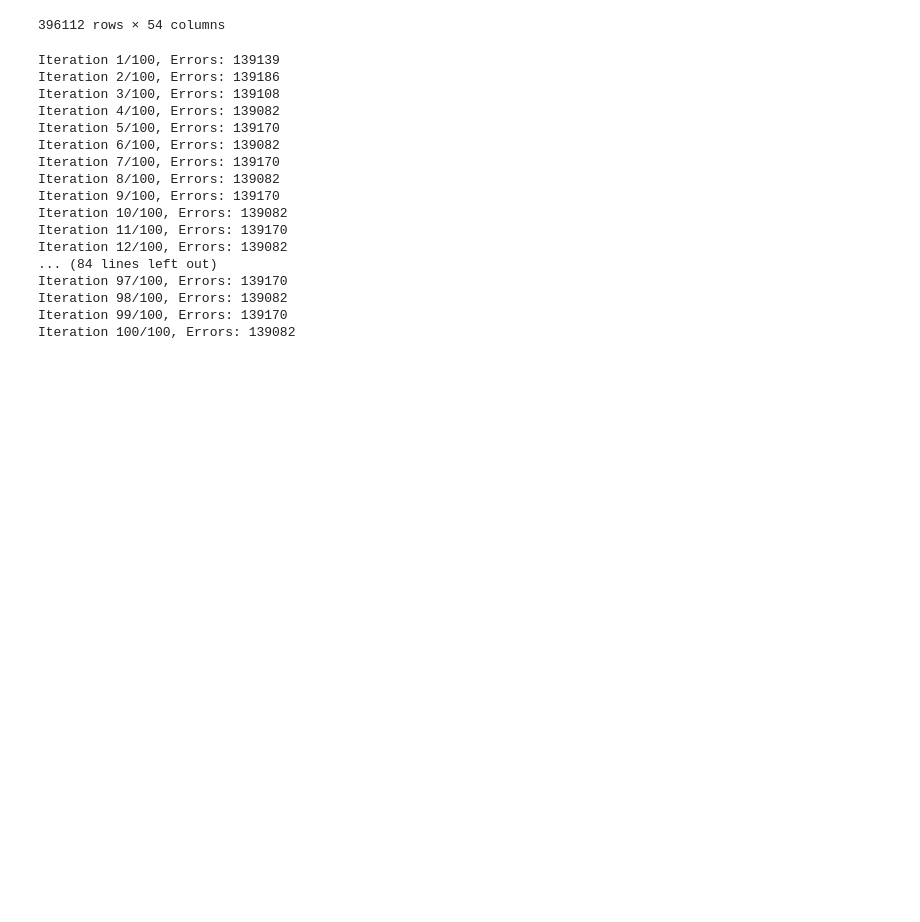
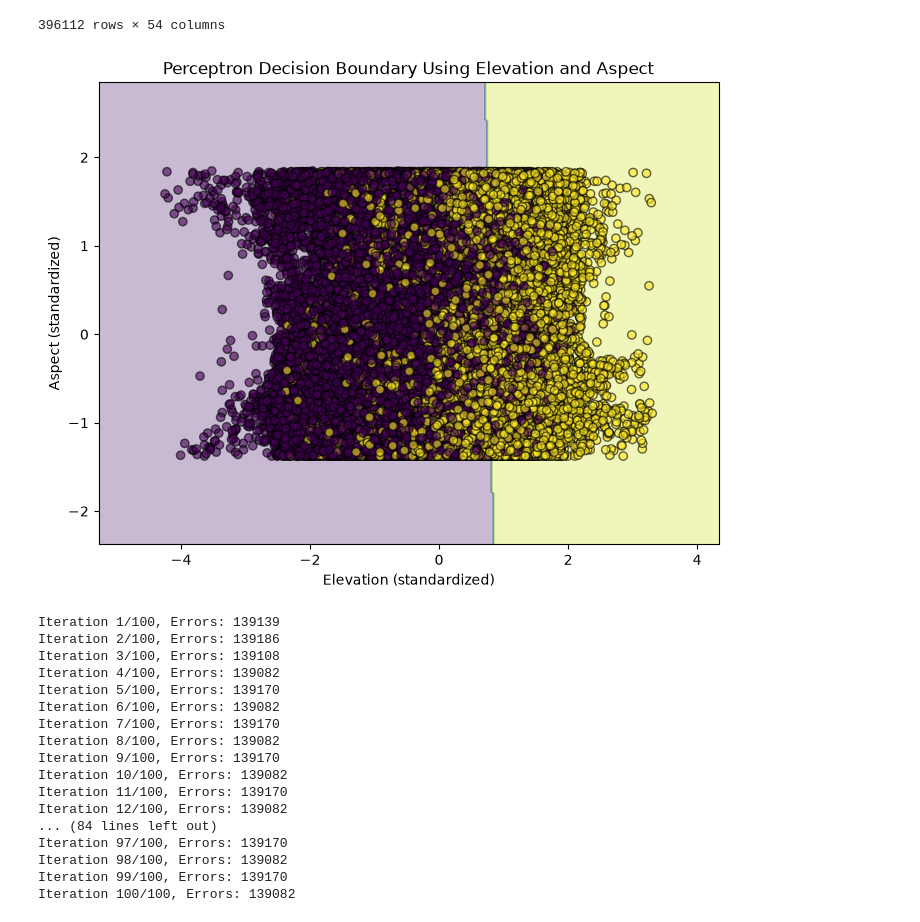
Before and after one commit to godzillagiggles/DeepLearning-Assignments, a Jupyter notebook: homework1.ipynb, the cells around one changed output. Saved outputs shown, nothing was run; the diff lists cells and outputs as text; code cells hidden in the pictures; blank space fills up the shorter version.

```diff
--- a/homework1.ipynb
+++ b/homework1.ipynb
@@ -88,7 +88,7 @@ class PerceptronModel:
         self.weights = None
         self.bias = None
         self.activation_function = self._step_function
-
+        self.max_iter = 1000
 
     def fit(self, X, y):
 
@@ -126,7 +126,10 @@ class PerceptronModel:
                     errors += 1
 
             print(f"Iteration {_+1}/{self.n_iter}, Errors: {errors}")
-            if errors == 0:
+            # if errors == 0:
+            #     break
+
+            if _ >= self.max_iter:
                 break
 
     def predict(self,X):
@@ -207,5 +210,73 @@ X_train
 | 158576 | 2939 | 88 | 12 | 30 | 3 | 3625 | ... |
 | 133396 | 3090 | 46 | 24 | 242 | 45 | 4668 | ... |
 396112 rows × 54 columns
+# %%
+# Features to visualize
+perc_feature_1 = 'Elevation'
+perc_feature_2 = 'Aspect'
+
+# Get column indices
+perc_feature_1_idx = X.columns.get_loc(perc_feature_1)
+perc_feature_2_idx = X.columns.get_loc(perc_feature_2)
+
+# Get ranges from standardized training data
+perc_x1_min = X_train_scaled[:, perc_feature_1_idx].min() - 1
+perc_x1_max = X_train_scaled[:, perc_feature_1_idx].max() + 1
+
+perc_x2_min = X_train_scaled[:, perc_feature_2_idx].min() - 1
+perc_x2_max = X_train_scaled[:, perc_feature_2_idx].max() + 1
+
+# Create 2D grid
+perc_x1_values = np.linspace(perc_x1_min, perc_x1_max, 300)
+perc_x2_values = np.linspace(perc_x2_min, perc_x2_max, 300)
+
+perc_x1_grid, perc_x2_grid = np.meshgrid(
+    perc_x1_values,
+    perc_x2_values
+)
+
+# Create a 54-feature grid
+perc_grid = np.zeros(
+    (perc_x1_grid.size, X_train_scaled.shape[1])
+)
+
+# Vary only Elevation and Aspect
+perc_grid[:, perc_feature_1_idx] = perc_x1_grid.ravel()
+perc_grid[:, perc_feature_2_idx] = perc_x2_grid.ravel()
+
+# Use the already-trained 54-feature Perceptron
+perc_grid_predictions = perceptron.predict(perc_grid)
+
+# Reshape predictions back to 2D
+perc_grid_predictions = perc_grid_predictions.reshape(
+    perc_x1_grid.shape
+)
+
+# Plot
+plt.figure(figsize=(8, 6))
+
+plt.contourf(
+    perc_x1_grid,
+    perc_x2_grid,
+    perc_grid_predictions,
+    alpha=0.3
+)
+
+# Plot actual test observations
+plt.scatter(
+    X_test_scaled[:, perc_feature_1_idx],
+    X_test_scaled[:, perc_feature_2_idx],
+    c=y_test,
+    edgecolor='k',
+    alpha=0.6
+)
+
+plt.xlabel('Elevation (standardized)')
+plt.ylabel('Aspect (standardized)')
+plt.title('Perceptron Decision Boundary Using Elevation and Aspect')
+
+plt.show()
+# %% [output]
+[figure, added]
 # %%
 #take 2 features and train the model again
```
Also changed, not shown: parts of 3 cells of this notebook.
